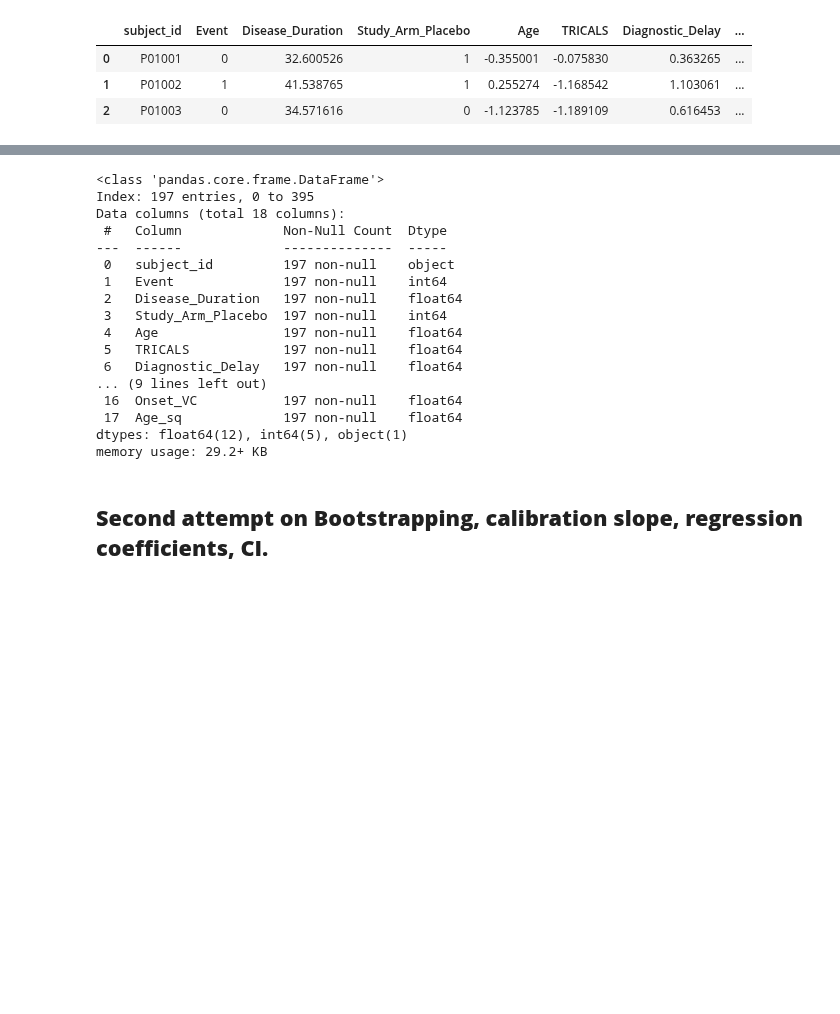
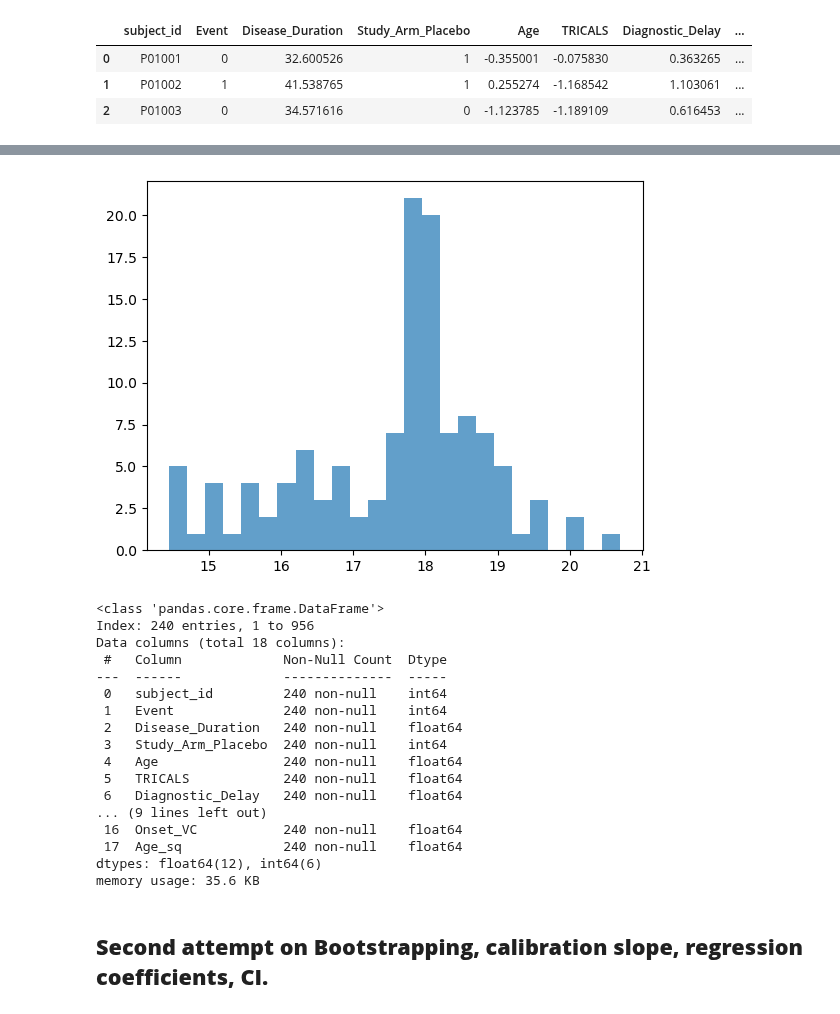
Before and after one commit to Uzoemeka/All_ALS_Data, a Jupyter notebook: 07.1_flexible_parametric_model_script_val_functionized_main_2_placebo.ipynb, the cells around one changed output, grey strips where cells are left out. Drawn from its saved outputs; the diff is of its cells as text; code cells hidden in the pictures; blank space fills up the shorter version.

```diff
--- a/07.1_flexible_parametric_model_script_val_functionized_main_2_placebo.ipynb
+++ b/07.1_flexible_parametric_model_script_val_functionized_main_2_placebo.ipynb
@@ -58,22 +82,30 @@ proact0_pla = proact0[proact0['Study_Arm_Placebo'] == 1].copy()
+# %%
+# histogram of disease duration
+placebo_only = ril_3010_pla.loc[ril_3010_pla["Event"] == 0, ["Disease_Duration","Age"]]
+
+plt.hist(placebo_only.Disease_Duration, bins=25, density=False, alpha=0.7)
+plt.show()
+# %% [output]
+[figure, added]
 # %%
-miroli0_pla.info()
+ril_3010_pla.info()
 # %% [output]
 <class 'pandas.core.frame.DataFrame'>
-Index: 197 entries, 0 to 395
+Index: 240 entries, 1 to 956
 Data columns (total 18 columns):
  #   Column             Non-Null Count  Dtype
 ---  ------             --------------  -----
- 0   subject_id         197 non-null    object
- 1   Event              197 non-null    int64
- 2   Disease_Duration   197 non-null    float64
- 3   Study_Arm_Placebo  197 non-null    int64
- 4   Age                197 non-null    float64
- 5   TRICALS            197 non-null    float64
- 6   Diagnostic_Delay   197 non-null    float64
+ 0   subject_id         240 non-null    int64
+ 1   Event              240 non-null    int64
+ 2   Disease_Duration   240 non-null    float64
+ 3   Study_Arm_Placebo  240 non-null    int64
+ 4   Age                240 non-null    float64
+ 5   TRICALS            240 non-null    float64
+ 6   Diagnostic_Delay   240 non-null    float64
 ... (9 lines left out)
- 16  Onset_VC           197 non-null    float64
- 17  Age_sq             197 non-null    float64
-dtypes: float64(12), int64(5), object(1)
-memory usage: 29.2+ KB
+ 16  Onset_VC           240 non-null    float64
+ 17  Age_sq             240 non-null    float64
+dtypes: float64(12), int64(6)
+memory usage: 35.6 KB
 # %% [markdown]
 ## **Second attempt on Bootstrapping, calibration slope, regression coefficients, CI.**
```
Also changed, not shown: parts of 58 cells of this notebook, 3 other files.
